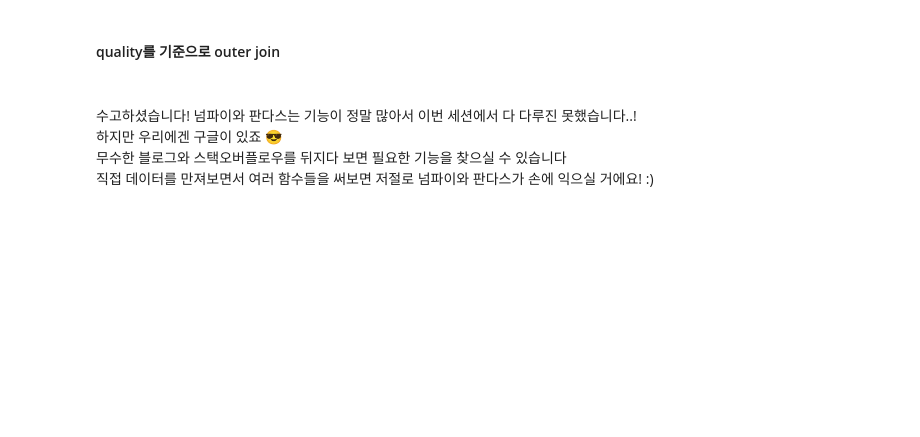
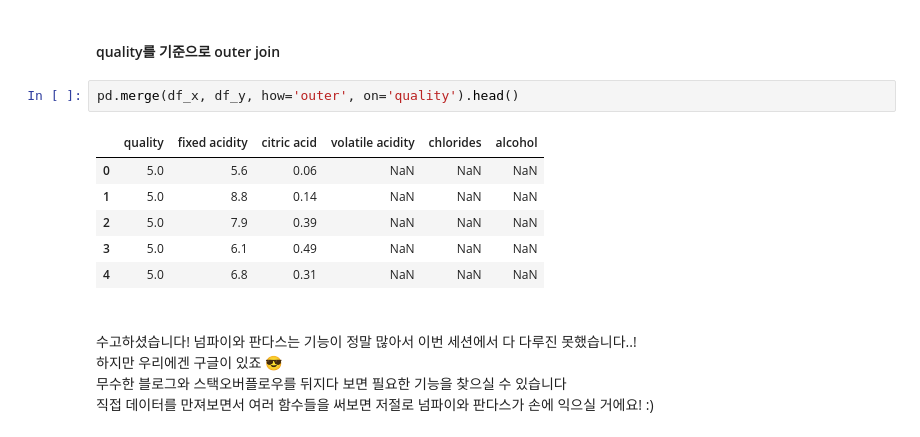
Before and after one commit to lhmlhm1111/ybigta_task, a Jupyter notebook: numpy_pandas/pdnp_과제_.ipynb, the cells around one changed output. Drawn from its saved outputs; the diff is of its cells as text; blank space fills up the shorter version.

```diff
--- a/numpy_pandas/pdnp_과제_.ipynb
+++ b/numpy_pandas/pdnp_과제_.ipynb
@@ -261,5 +268,14 @@ pd.merge(df_x, df_y, how='inner', on='quality')
 # %% [markdown]
 #### quality를 기준으로 outer join
+# %%
+pd.merge(df_x, df_y, how='outer', on='quality').head()
+# %% [output]
+|  | quality | fixed acidity | citric acid | volatile acidity | chlorides | alcohol |
+| 0 | 5.0 | 5.6 | 0.06 | NaN | NaN | NaN |
+| 1 | 5.0 | 8.8 | 0.14 | NaN | NaN | NaN |
+| 2 | 5.0 | 7.9 | 0.39 | NaN | NaN | NaN |
+| 3 | 5.0 | 6.1 | 0.49 | NaN | NaN | NaN |
+| 4 | 5.0 | 6.8 | 0.31 | NaN | NaN | NaN |
 # %% [markdown]
 <br>수고하셨습니다! 넘파이와 판다스는 기능이 정말 많아서 이번 세션에서 다 다루진 못했습니다..! <br>
 하지만 우리에겐 구글이 있죠 😎 <br>
```
Also changed, not shown: parts of 2 cells of this notebook.
